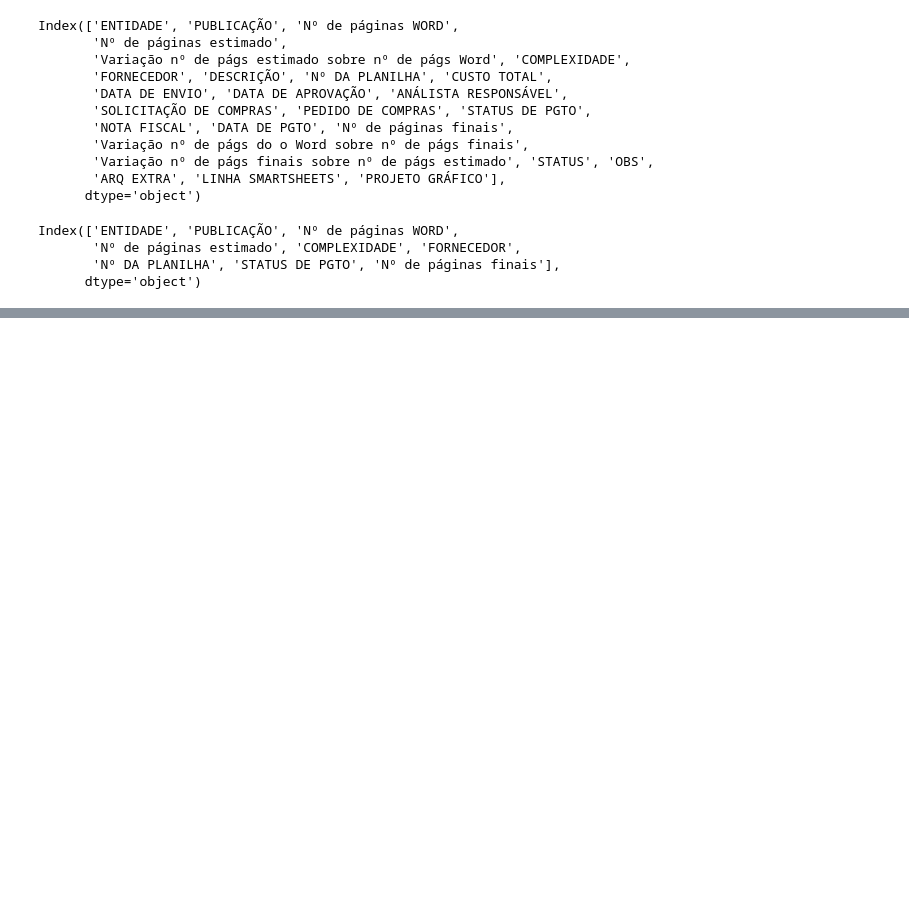
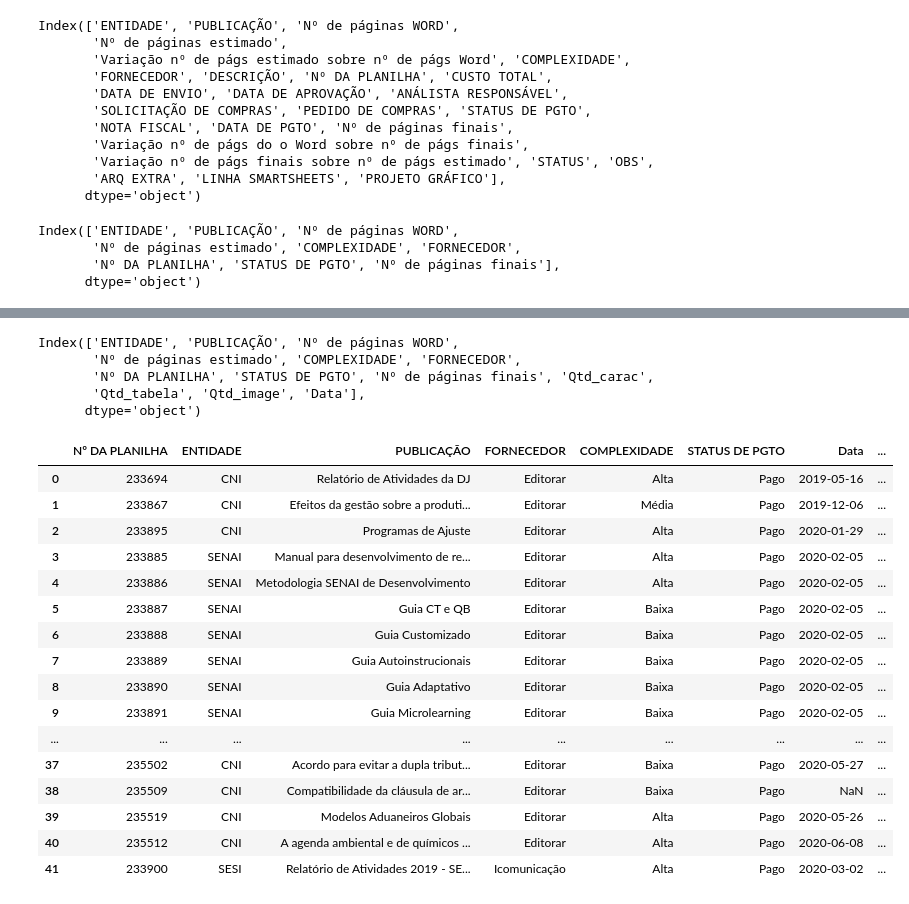
Before and after one commit to WalnerPessoa/Fluxo_Editorial, a Jupyter notebook: testes/gerar_nova_tabela.ipynb, the cells around one changed output, grey strips where cells are left out. Cells and saved outputs as stored; diff of their text form; code cells hidden in the pictures; blank space fills up the shorter version.

```diff
--- a/testes/gerar_nova_tabela.ipynb
+++ b/testes/gerar_nova_tabela.ipynb
@@ -144,14 +111,0 @@ excelFile2
-# %%
-# https://pt.stackoverflow.com/questions/373395/dataframe-pandas-criando-nova-coluna-ap%C3%B3s-compara%C3%A7%C3%A3o-entre-colunas
-#Criando uma nova coluna no DataFrame.
-
-# Criando nova coluna
-df['Nº Imagens'] = 'NaN'
-#Fazendo a iteração:
-
-for index, row in df.iterrows():
-    if row['Nº DA PLANILHA'] == row['ds_cidade']:
-        df.loc[index,'nova_coluna'] =  str(df.loc[index,'CODIGO'])
-
-# Apresentando o novo df:
-print(df)
@@ -159,0 +132,34 @@ IndexError: single positional indexer is out-of-bounds
+# %%
+df_final = pd.merge(excelFile2, df, on=['Nº DA PLANILHA'], how='left')
+# %%
+df_final.columns
+# %% [output]
+Index(['ENTIDADE', 'PUBLICAÇÃO', 'Nº de páginas WORD',
+       'Nº de páginas estimado', 'COMPLEXIDADE', 'FORNECEDOR',
+       'Nº DA PLANILHA', 'STATUS DE PGTO', 'Nº de páginas finais', 'Qtd_carac',
+       'Qtd_tabela', 'Qtd_image', 'Data'],
+      dtype='object')
+# %%
+colunas_final = ['Nº DA PLANILHA','ENTIDADE', 'PUBLICAÇÃO', 'FORNECEDOR','COMPLEXIDADE', 'STATUS DE PGTO', 'Data', 'Nº de páginas WORD', 'Nº de páginas estimado', 'Qtd_carac','Qtd_tabela', 'Qtd_image','Nº de páginas finais' ]
+
+df_final = df_final[colunas_final]
+# %%
+df_final
+# %% [output]
+|  | Nº DA PLANILHA | ENTIDADE | PUBLICAÇÃO | FORNECEDOR | COMPLEXIDADE | STATUS DE PGTO | Data | ... |
+| 0 | 233694 | CNI | Relatório de Atividades da DJ | Editorar | Alta | Pago | 2019-05-16 | ... |
+| 1 | 233867 | CNI | Efeitos da gestão sobre a produti... | Editorar | Média | Pago | 2019-12-06 | ... |
+| 2 | 233895 | CNI | Programas de Ajuste | Editorar | Alta | Pago | 2020-01-29 | ... |
+| 3 | 233885 | SENAI | Manual para desenvolvimento de re... | Editorar | Alta | Pago | 2020-02-05 | ... |
+| 4 | 233886 | SENAI | Metodologia SENAI de Desenvolvimento | Editorar | Alta | Pago | 2020-02-05 | ... |
+| 5 | 233887 | SENAI | Guia CT e QB | Editorar | Baixa | Pago | 2020-02-05 | ... |
+| 6 | 233888 | SENAI | Guia Customizado | Editorar | Baixa | Pago | 2020-02-05 | ... |
+| 7 | 233889 | SENAI | Guia Autoinstrucionais | Editorar | Baixa | Pago | 2020-02-05 | ... |
+| 8 | 233890 | SENAI | Guia Adaptativo | Editorar | Baixa | Pago | 2020-02-05 | ... |
+| 9 | 233891 | SENAI | Guia Microlearning | Editorar | Baixa | Pago | 2020-02-05 | ... |
+| ... | ... | ... | ... | ... | ... | ... | ... | ... |
+| 37 | 235502 | CNI | Acordo para evitar a dupla tribut... | Editorar | Baixa | Pago | 2020-05-27 | ... |
+| 38 | 235509 | CNI | Compatibilidade da cláusula de ar... | Editorar | Baixa | Pago | NaN | ... |
+| 39 | 235519 | CNI | Modelos Aduaneiros Globais | Editorar | Alta | Pago | 2020-05-26 | ... |
+| 40 | 235512 | CNI | A agenda ambiental e de químicos ... | Editorar | Alta | Pago | 2020-06-08 | ... |
+| 41 | 233900 | SESI | Relatório de Atividades 2019 - SE... | Icomunicação | Alta | Pago | 2020-03-02 | ... |
```
Also changed, not shown: parts of 15 cells of this notebook.
